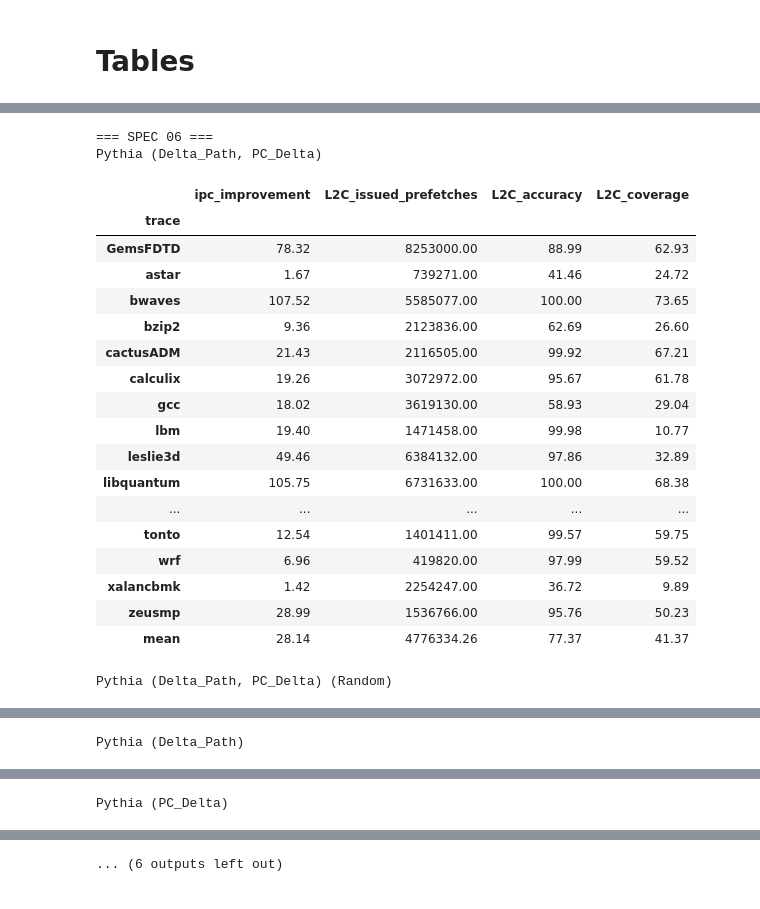
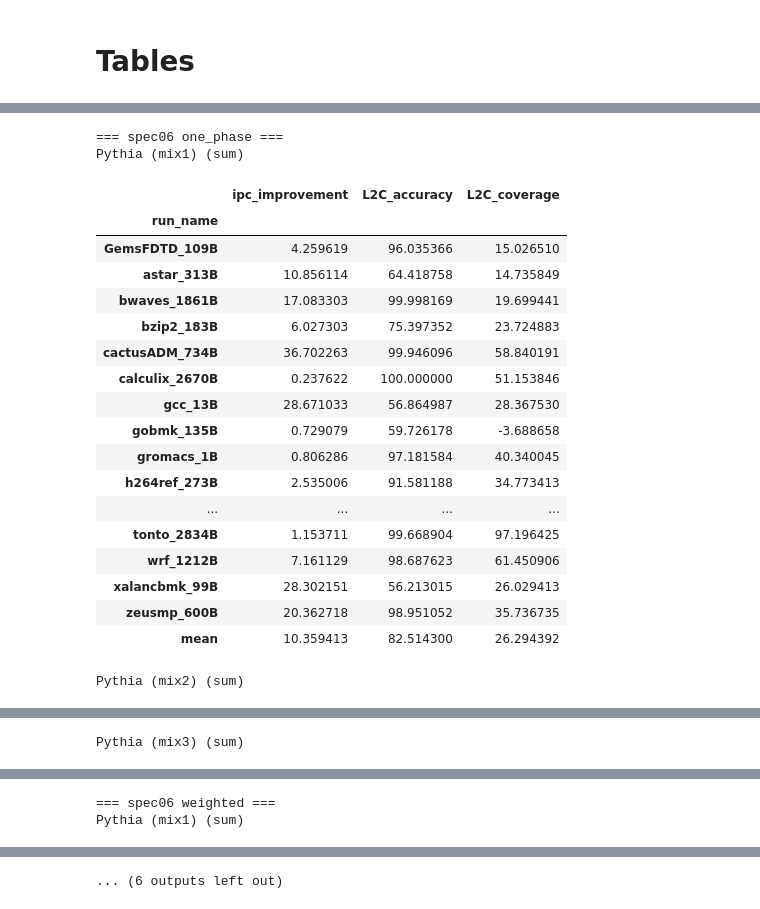
Before and after one commit to cmolder/pythia-analysis, a Jupyter notebook: pythia-features.ipynb, the cells around one changed output, grey strips where cells are left out. Saved outputs shown, nothing was run; the diff lists cells and outputs as text; code cells hidden in the pictures.

```diff
--- a/pythia-features.ipynb
+++ b/pythia-features.ipynb
@@ -47,4 +10,0 @@ Fix prefetch degree to 1 for everything (except Bingo), and compare to Bingo, SP
-# %%
-pythia_deg1_df = tables.load_stats_csv_pythia(pythia_deg1_path, [{'PC_Delta'}, {'Delta_Path'}, {'PC_Delta', 'Delta_Path'}])
-pythia_random_df = tables.load_stats_csv_pythia(pythia_random_path, [{'PC_Delta'}, {'Delta_Path'}, {'PC_Delta', 'Delta_Path'}])
-baseline_df = tables.load_stats_csv(baseline_path, ['bingo', 'spp', 'bingo_spp', 'bo', 'bo_orig'])
@@ -54,3 +10,0 @@ Compare different Pythia features on different metrics. We see a greater differe
-# %%
-features_df = tables.load_stats_csv_pythia(pythia_deg1_path, features)
-plots.plot_everything(features_df, suites=suites, metrics=metrics)
@@ -198,0 +65,10 @@ libquantum
+# %%
+dfs = {
+    'baseline': tables.load_stats_csv(paths['baseline'], baselines, prefetchers_level='l2'),
+    'degree1': tables.load_stats_csv_pythia(paths['degree1'], single_features + multi_features),
+    'degree1_sum': tables.load_stats_csv_pythia(paths['degree1_sum'], multi_features),
+    'degree1_flat': tables.load_stats_csv_pythia(paths['degree1_flat'], multi_features),
+    'degree1_flat_sum': tables.load_stats_csv_pythia(paths['degree1_flat_sum'], multi_features),
+    'degree1_flat_sum_weighted': tables.load_stats_csv_pythia(paths['degree1_flat_sum_weighted'], multi_features),
+    'degree1_flat_sum_weighted_peraction': tables.load_stats_csv_pythia(paths['degree1_flat_sum_weighted_peraction'], multi_features),
+}
@@ -198,0 +121,14 @@ libquantum
+# %%
+sum_pool_df = {
+    'Pythia (mix1) (sum)': dfs['degree1_sum']['Delta_Path, PC_Delta'],
+    'Pythia (mix2) (sum)': dfs['degree1_sum']['Delta_Path, PC_Delta, Page'],
+    'Pythia (mix3) (sum)': dfs['degree1_sum']['Delta_Path, Offset, PC_Delta, Page'],
+}
+legend_kwargs = {
+    'fontsize': 8,
+    'ncol': 3,
+    'loc': 'upper left',
+    'bbox_to_anchor': (0, 1),
+}
+plots.plot_everything(sum_pool_df, suites=suites, metrics=metrics,
+                      legend_kwargs=legend_kwargs, dpi=dpi, figsize=(9,5))
@@ -324,24 +416,24 @@ Delta
 # %%
-tables.table_everything(everything_df, suites=suites, metrics=metrics)
+tables.table_everything(sum_pool_df, suites=suites, metrics=metrics)
 # %% [output]
-=== SPEC 06 ===
-Pythia (Delta_Path, PC_Delta)
+=== spec06 one_phase ===
+Pythia (mix1) (sum)
-|  | ipc_improvement | L2C_issued_prefetches | L2C_accuracy | L2C_coverage |
-| trace |  |  |  |  |
-| GemsFDTD | 78.32 | 8253000.00 | 88.99 | 62.93 |
-| astar | 1.67 | 739271.00 | 41.46 | 24.72 |
-| bwaves | 107.52 | 5585077.00 | 100.00 | 73.65 |
-| bzip2 | 9.36 | 2123836.00 | 62.69 | 26.60 |
-| cactusADM | 21.43 | 2116505.00 | 99.92 | 67.21 |
-| calculix | 19.26 | 3072972.00 | 95.67 | 61.78 |
-| gcc | 18.02 | 3619130.00 | 58.93 | 29.04 |
-| lbm | 19.40 | 1471458.00 | 99.98 | 10.77 |
-| leslie3d | 49.46 | 6384132.00 | 97.86 | 32.89 |
-| libquantum | 105.75 | 6731633.00 | 100.00 | 68.38 |
-| ... | ... | ... | ... | ... |
-| tonto | 12.54 | 1401411.00 | 99.57 | 59.75 |
-| wrf | 6.96 | 419820.00 | 97.99 | 59.52 |
-| xalancbmk | 1.42 | 2254247.00 | 36.72 | 9.89 |
-| zeusmp | 28.99 | 1536766.00 | 95.76 | 50.23 |
-| mean | 28.14 | 4776334.26 | 77.37 | 41.37 |
+|  | ipc_improvement | L2C_accuracy | L2C_coverage |
+| run_name |  |  |  |
+| GemsFDTD_109B | 4.259619 | 96.035366 | 15.026510 |
+| astar_313B | 10.856114 | 64.418758 | 14.735849 |
+| bwaves_1861B | 17.083303 | 99.998169 | 19.699441 |
+| bzip2_183B | 6.027303 | 75.397352 | 23.724883 |
+| cactusADM_734B | 36.702263 | 99.946096 | 58.840191 |
+| calculix_2670B | 0.237622 | 100.000000 | 51.153846 |
+| gcc_13B | 28.671033 | 56.864987 | 28.367530 |
+| gobmk_135B | 0.729079 | 59.726178 | -3.688658 |
+| gromacs_1B | 0.806286 | 97.181584 | 40.340045 |
+| h264ref_273B | 2.535006 | 91.581188 | 34.773413 |
+| ... | ... | ... | ... |
+| tonto_2834B | 1.153711 | 99.668904 | 97.196425 |
+| wrf_1212B | 7.161129 | 98.687623 | 61.450906 |
+| xalancbmk_99B | 28.302151 | 56.213015 | 26.029413 |
+| zeusmp_600B | 20.362718 | 98.951052 | 35.736735 |
+| mean | 10.359413 | 82.514300 | 26.294392 |
-Pythia (Delta_Path, PC_Delta) (Random)
+Pythia (mix2) (sum)
@@ -366 +458 @@ Pythia (Delta_Path, PC_Delta) (Random)
-Pythia (Delta_Path)
+Pythia (mix3) (sum)
@@ -385 +477,2 @@ Pythia (Delta_Path)
-Pythia (PC_Delta)
+=== spec06 weighted ===
+Pythia (mix1) (sum)
```
Also changed, not shown: parts of 52 cells of this notebook, 4 other files.
